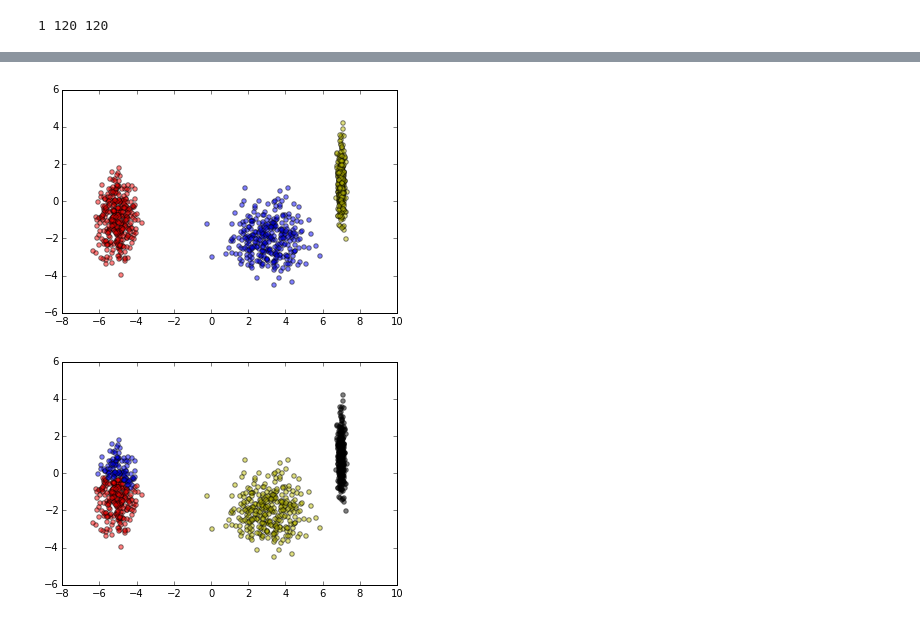
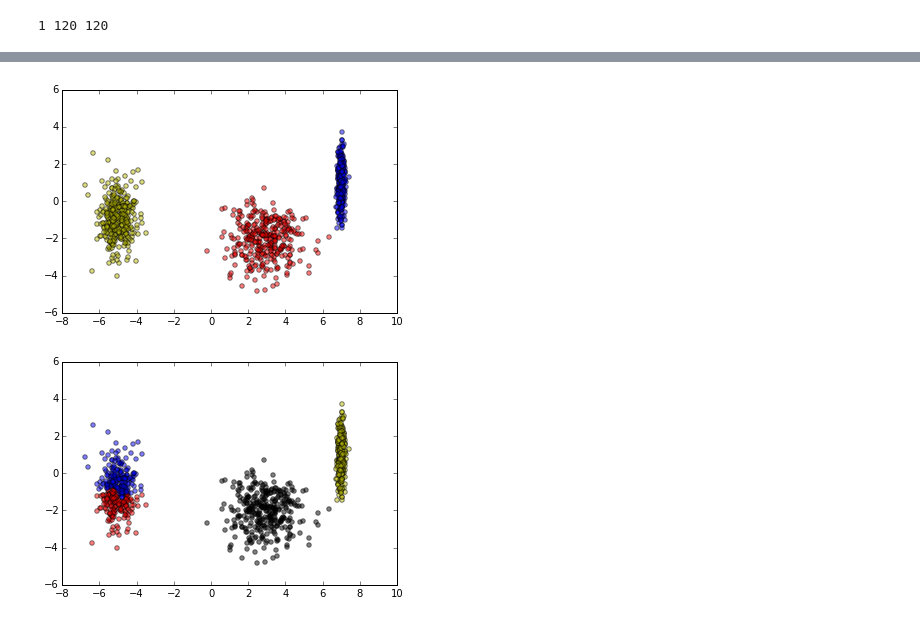
Before and after one commit to dvaughan79/New_CIDE_Analytics, a Jupyter notebook: 12_ClusteringSegmentation.ipynb, the cells around one changed output, grey strips where cells are left out. Drawn from its saved outputs; the diff is of its cells as text; code cells hidden in the pictures.

```diff
--- a/12_ClusteringSegmentation.ipynb
+++ b/12_ClusteringSegmentation.ipynb
@@ -221,5 +190,6 @@ xmat = data[cols]
 # %%
 # empecemos por estandarizar la matriz
+xmat = data_psy.copy()
 xmat_dem = (xmat - xmat.mean())/xmat.std()
 # Estamos listos para estimar PCA:
 Smat = np.dot(xmat_dem.T,xmat_dem)
@@ -412,22 +405,21 @@ def spline_smoother(y,x,K):
     df = pd.DataFrame(np.concatenate((yest,xest),axis=1), columns=['yest','xest']).sort(columns=['xest'])
     return df.yest, df.xest
 # %%
+nobs = data_dem.shape[0]
 plt.figure(figsize=(10,6))
 for v in range(9):
     plt.subplot(3,3,v+1)
-    plt.scatter(antiguedad_anio, Zmat[:,v], s=5, color='b', alpha=0.3)
+    plt.scatter(data_dem.Antiguedad, Zmat[:,v], s=5, color='b', alpha=0.3)
     # Usemos un scatterplot smoother para tratar de visualizar alguna relación
     yv,xv = spline_smoother(Zmat[:,v].reshape((nobs,1)),
-                            np.asarray(antiguedad_anio).reshape((nobs,1)),3)
+                            np.asarray(data_dem.Antiguedad).reshape((nobs,1)),3)
     plt.plot(xv,yv, color='r')
     # optimicemos el espacio
     ymin, ymax = plt.ylim()
     plt.axis([0,50,ymin,ymax])
-    fig_tit = 'PC ' + str(v+1) + u' y Antigüedad'
-    plt.title(fig_tit)
+    fig_tit = 'Componente Principal ' + str(v+1) + u' y Antigüedad'
     if v==3:
-        plt.ylabel('Score Componente Principal',fontsize=10)
+        plt.ylabel('Score Componente Principal',fontsize=14)
     if v==7:
         plt.xlabel(u'Años de Antigüedad',fontsize=14)
-plt.tight_layout()
 # %% [output]
@@ -454,0 +435,26 @@ for v in range(9):
+# %%
+from mpl_toolkits.axes_grid1 import make_axes_locatable
+
+# Obtengamos una matriz de correlaciones
+nvar_v = data_ven.shape[1]
+CorrMat = np.zeros((nvar_v,20))
+CorrMat[:,:]= np.nan
+for i in range(nvar_v):
+    for j in range(20):
+        predata = np.concatenate((data_ven.iloc[:,i].values.reshape((nobs,1)),
+                                  Zmat[:,j].reshape((nobs,1))), axis=1)
+        predata = pd.DataFrame(predata).dropna()
+        CorrMat[i,j] = np.corrcoef(predata.iloc[:,0], predata.iloc[:,1])[0,1]
+# hagamos un heatmap
+plt.figure(figsize=(10,6))
+ax = plt.gca()
+im = plt.imshow(CorrMat)
+plt.xticks([])
+plt.xlabel('Primeros 20 Componentes Principales')
+plt.yticks([])
+plt.ylabel('Ventas de los 11 productos')
+plt.title(u'Correlaciones entre Ventas y Psicométricos')
+divider = make_axes_locatable(ax)
+cax = divider.append_axes("right", size="5%", pad=0.05)
+
+plt.colorbar(im, cax=cax)
@@ -1025,21 +1040,21 @@ def find_parent(linkdf,child):
 # %%
 # Utilicemos nuestra función recursiva para encontrar todos aquellos indiviudos que hacen parte de los tres clústers superiores
 ultimos_tres = [1995,1994,1996]
 colmat = ['r','b','y']
 for s in range(3):
     # primero necesitamos todos los índices que terminan en cada uno de los nodos finales
     nodos = []
     for i in range(N0):
-        if np.in1d(ultimos_tres[s], np.array(find_parent2(linkdf,i)))==True:
+        if np.in1d(ultimos_tres[s], np.array(find_parent(linkdf,i)))==True:
             nodos.extend([i])
     # ya podemos graficar
     nodos1 = np.array(nodos).flatten()
     plt.scatter(Xmat0[nodos1, 0], Xmat0[nodos1, 1], c=colmat[s], alpha=0.5);
 # %% [output]
-[figure, old version]
+[figure, new version]
 # %%
 # Qué pasaría si utilizamos los primeros cuatro clústers?
-ultimos_tres = [1992,1985,1994,1996]
+ultimos_tres = [1987,1989,1994,1995]
 colmat = ['r','b','y','k']
 all_nodes = np.arange(N0)
 for s in range(4):
@@ -1048,10 +1063,10 @@ for s in range(4):
         all_nodes = np.setdiff1d(all_nodes, np.array(nodos))
     nodos = []
     for i in all_nodes:
-        if np.in1d(ultimos_tres[s], np.array(find_parent2(linkdf,i)))==True:
+        if np.in1d(ultimos_tres[s], np.array(find_parent(linkdf,i)))==True:
             nodos.extend([i])
     # ya podemos graficar
     nodos1 = np.array(nodos).flatten()
     plt.scatter(Xmat0[nodos1, 0], Xmat0[nodos1, 1], c=colmat[s], alpha=0.5)
 # %% [output]
-[figure, old version]
+[figure, new version]
```
Also changed, not shown: parts of 38 cells of this notebook, 1 other file.
